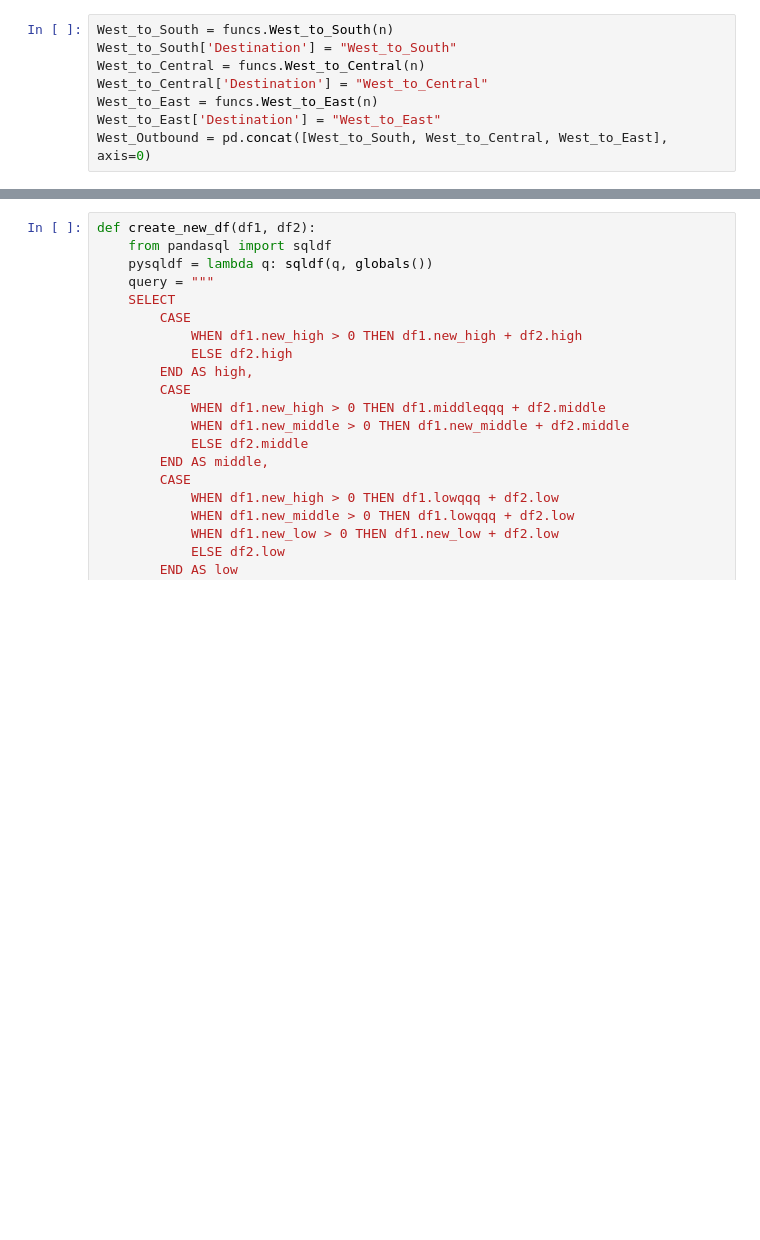
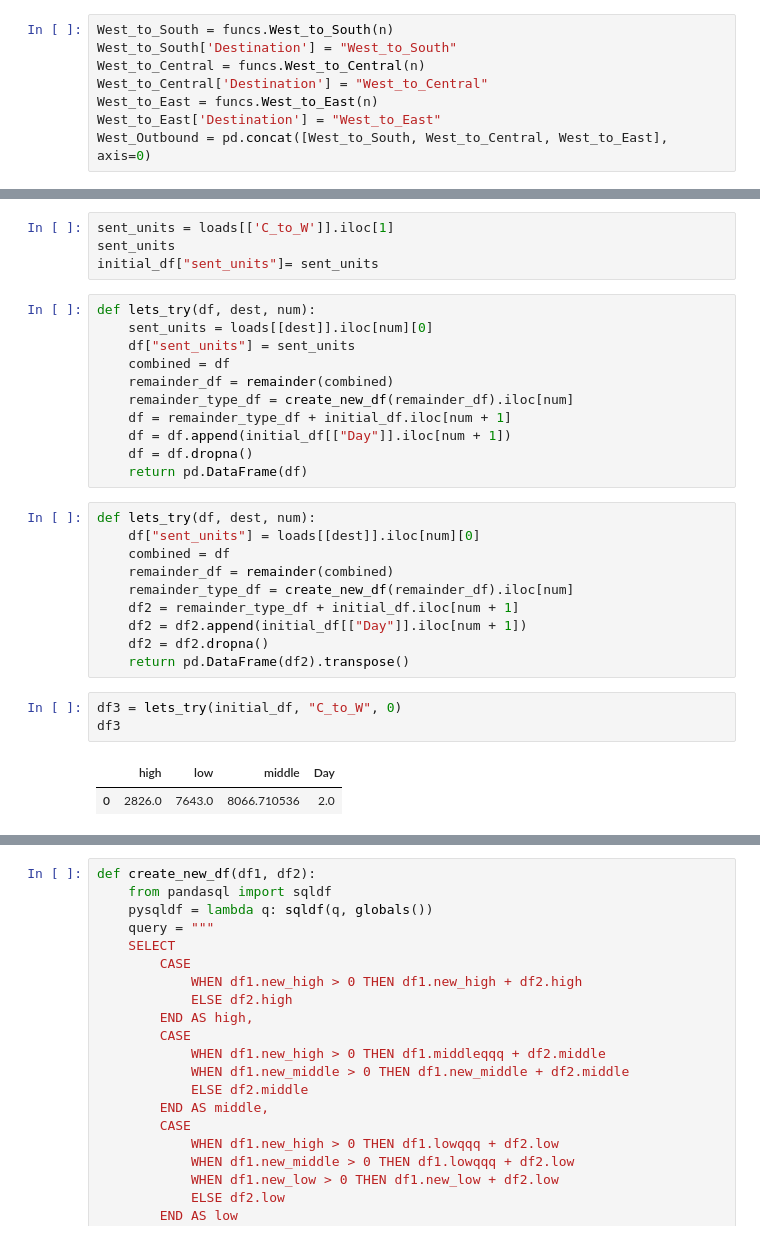
Before and after one commit to lychrst/Superstore-Logistics, a Jupyter notebook: Superstore Logistics.ipynb, the cells around one changed output, grey strips where cells are left out. Cells and saved outputs as stored; diff of their text form; blank space fills up the shorter version.

```diff
--- a/Superstore Logistics.ipynb
+++ b/Superstore Logistics.ipynb
@@ -147,0 +283,31 @@ loads
+# %%
+sent_units = loads[['C_to_W']].iloc[1]
+sent_units
+initial_df["sent_units"]= sent_units
+# %%
+def lets_try(df, dest, num):
+    sent_units = loads[[dest]].iloc[num][0]
+    df["sent_units"] = sent_units
+    combined = df
+    remainder_df = remainder(combined)
+    remainder_type_df = create_new_df(remainder_df).iloc[num]
+    df = remainder_type_df + initial_df.iloc[num + 1]
+    df = df.append(initial_df[["Day"]].iloc[num + 1])
+    df = df.dropna()
+    return pd.DataFrame(df)
+# %%
+def lets_try(df, dest, num):
+    df["sent_units"] = loads[[dest]].iloc[num][0]
+    combined = df
+    remainder_df = remainder(combined)
+    remainder_type_df = create_new_df(remainder_df).iloc[num]
+    df2 = remainder_type_df + initial_df.iloc[num + 1]
+    df2 = df2.append(initial_df[["Day"]].iloc[num + 1])
+    df2 = df2.dropna()
+    return pd.DataFrame(df2).transpose()
+# %%
+df3 = lets_try(initial_df, "C_to_W", 0)
+df3
+# %% [output]
+|  | high | low | middle | Day |
+| 0 | 2826.0 | 7643.0 | 8066.710536 | 2.0 |
```
Also changed, not shown: parts of 93 cells of this notebook.
